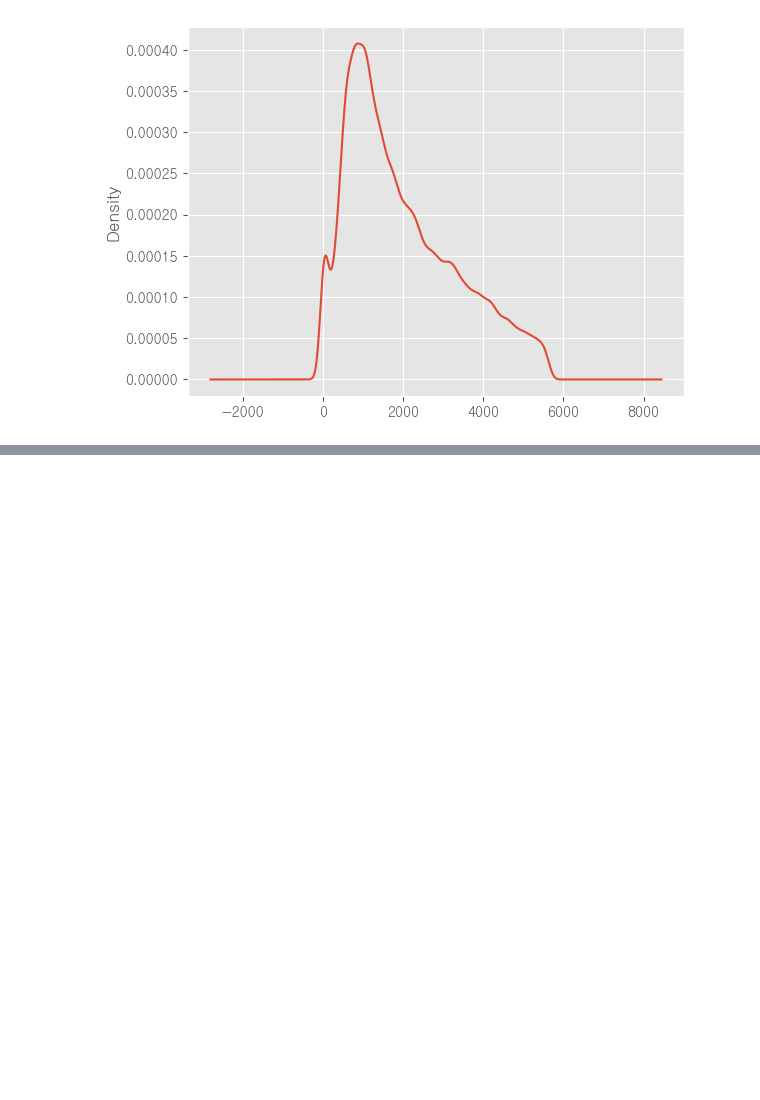
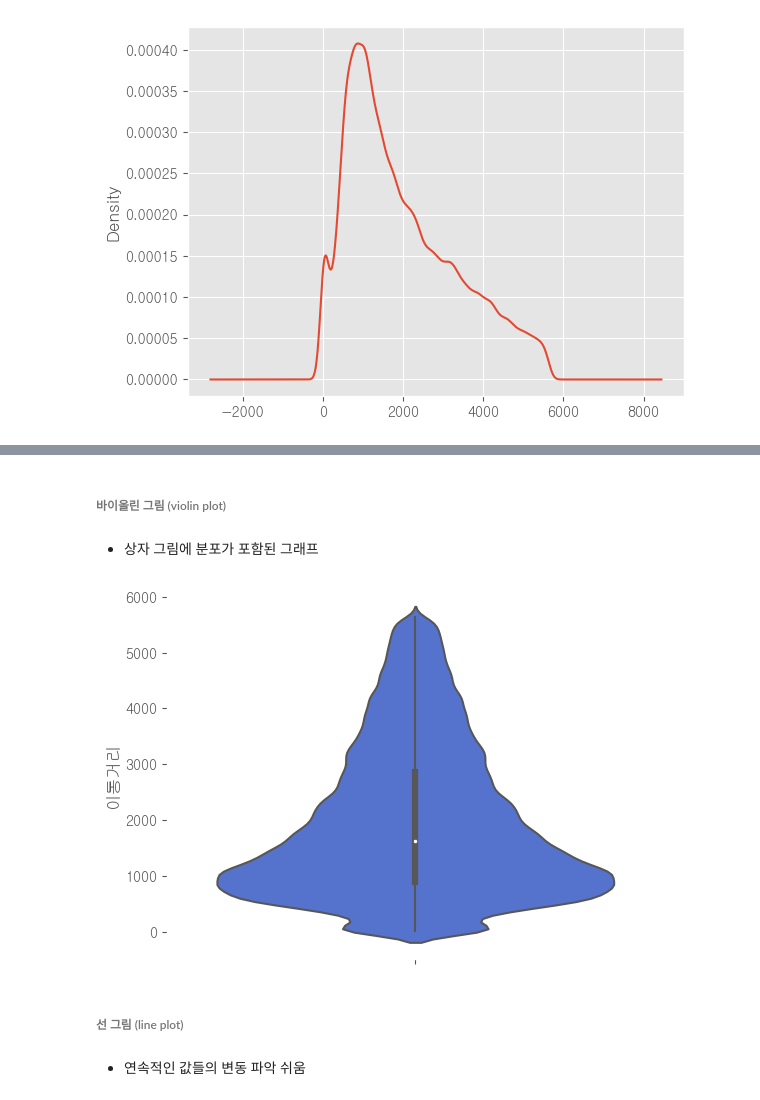
Before and after one commit to haebzzzang/dachungcam, a Jupyter notebook: 2week/2week.ipynb, the cells around one changed output, grey strips where cells are left out. Cells and saved outputs as stored; diff of their text form; code cells hidden in the pictures; blank space fills up the shorter version.

```diff
--- a/2week/2week.ipynb
+++ b/2week/2week.ipynb
@@ -323,0 +340,15 @@ NameError: name 'dist_stats' is not defined
+# %% [markdown]
+###### 바이올린 그림 (violin plot)
+# %% [markdown]
+- 상자 그림에 분포가 포함된 그래프
+# %%
+ax = sns.violinplot(y = df_use['이동거리'].astype('float'), color = "royalblue")
+
+ax.set_facecolor('white')
+plt.show()
+# %% [output]
+[figure, added]
+# %% [markdown]
+###### 선 그림 (line plot)
+# %% [markdown]
+- 연속적인 값들의 변동 파악 쉬움
```
Also changed, not shown: parts of 28 cells of this notebook.
